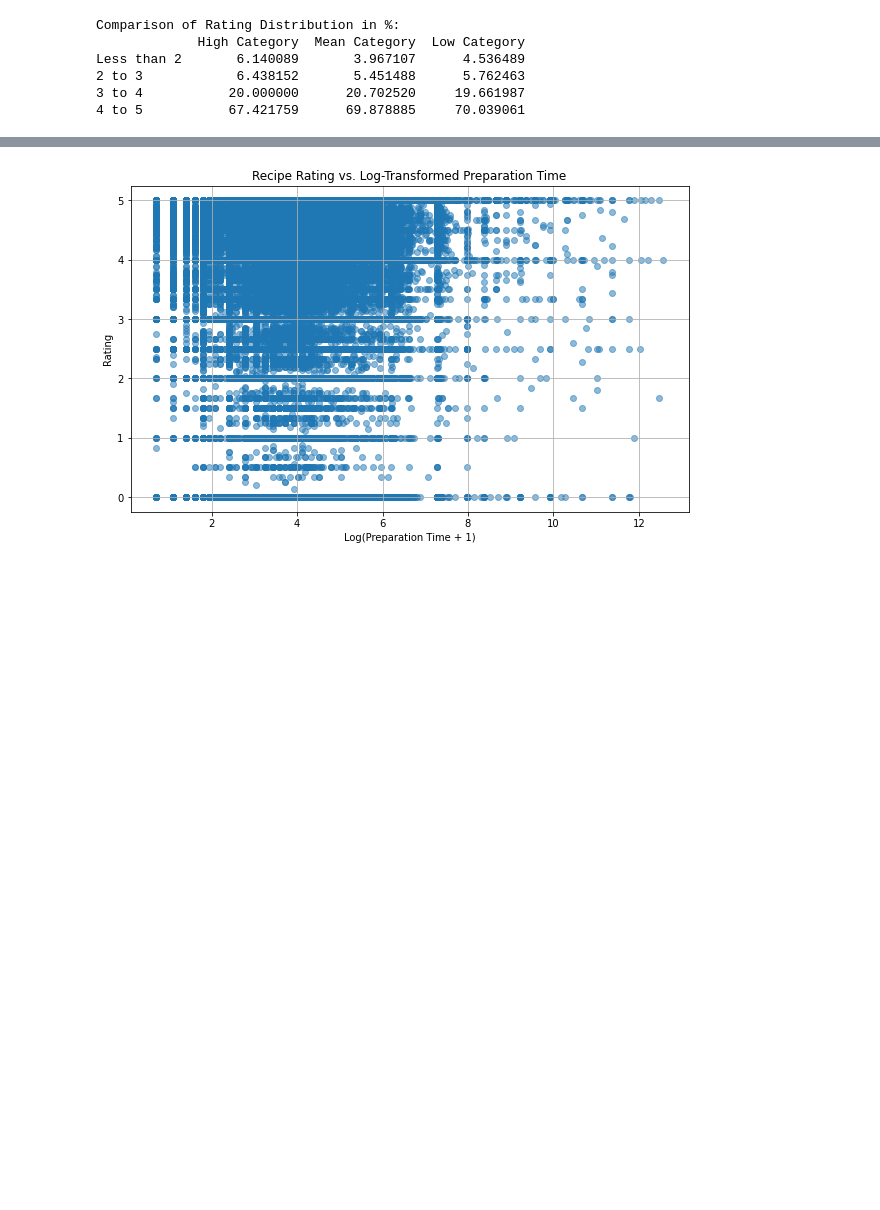
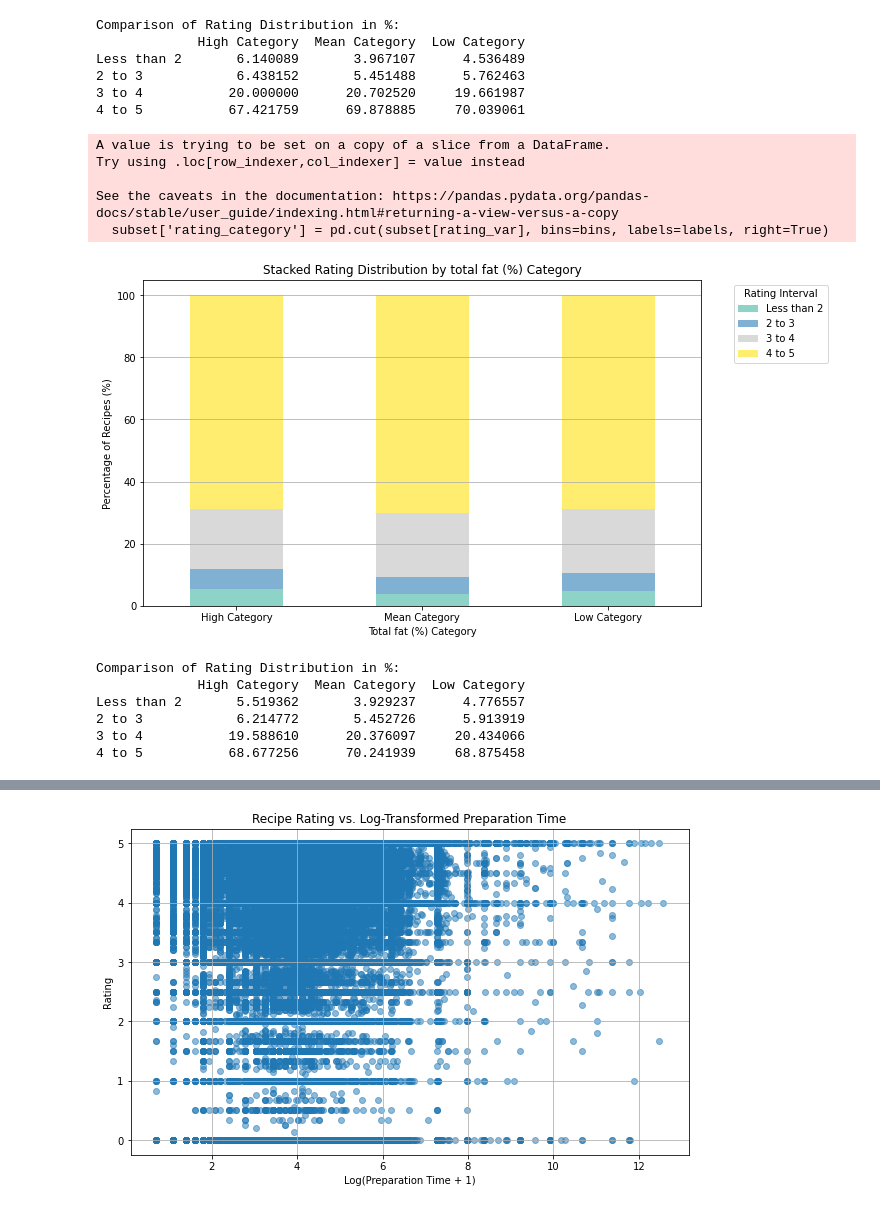
Before and after one commit to romainDonne22/cookproject, a Jupyter notebook: rating_recipe_merge.ipynb, the cells around one changed output, grey strips where cells are left out. Cells and saved outputs as stored; diff of their text form; code cells hidden in the pictures; blank space fills up the shorter version.

```diff
--- a/rating_recipe_merge.ipynb
+++ b/rating_recipe_merge.ipynb
@@ -628,3 +631,29 @@ Less than 2       6.140089       3.967107      4.536489
 2 to 3            6.438152       5.451488      5.762463
 3 to 4           20.000000      20.702520     19.661987
 4 to 5           67.421759      69.878885     70.039061
+# %%
+comparison_fat = rating_distribution(
+    df=merged_df,
+    variable='total fat (%)',
+    rating_var='note_moyenne',
+    low_threshold=8,
+    mean_range=(15, 25),
+    high_threshold=100
+)
+
+# Display the comparison
+print("\nComparison of Rating Distribution in %:")
+print(comparison_fat)
+# %% [output]
+A value is trying to be set on a copy of a slice from a DataFrame.
+Try using .loc[row_indexer,col_indexer] = value instead
+
+See the caveats in the documentation: https://pandas.pydata.org/pandas-docs/stable/user_guide/indexing.html#returning-a-view-versus-a-copy
+  subset['rating_category'] = pd.cut(subset[rating_var], bins=bins, labels=labels, right=True)
+[figure, added]
+Comparison of Rating Distribution in %:
+             High Category  Mean Category  Low Category
+Less than 2       5.519362       3.929237      4.776557
+2 to 3            6.214772       5.452726      5.913919
+3 to 4           19.588610      20.376097     20.434066
+4 to 5           68.677256      70.241939     68.875458
```
Also changed, not shown: parts of 21 cells of this notebook.
